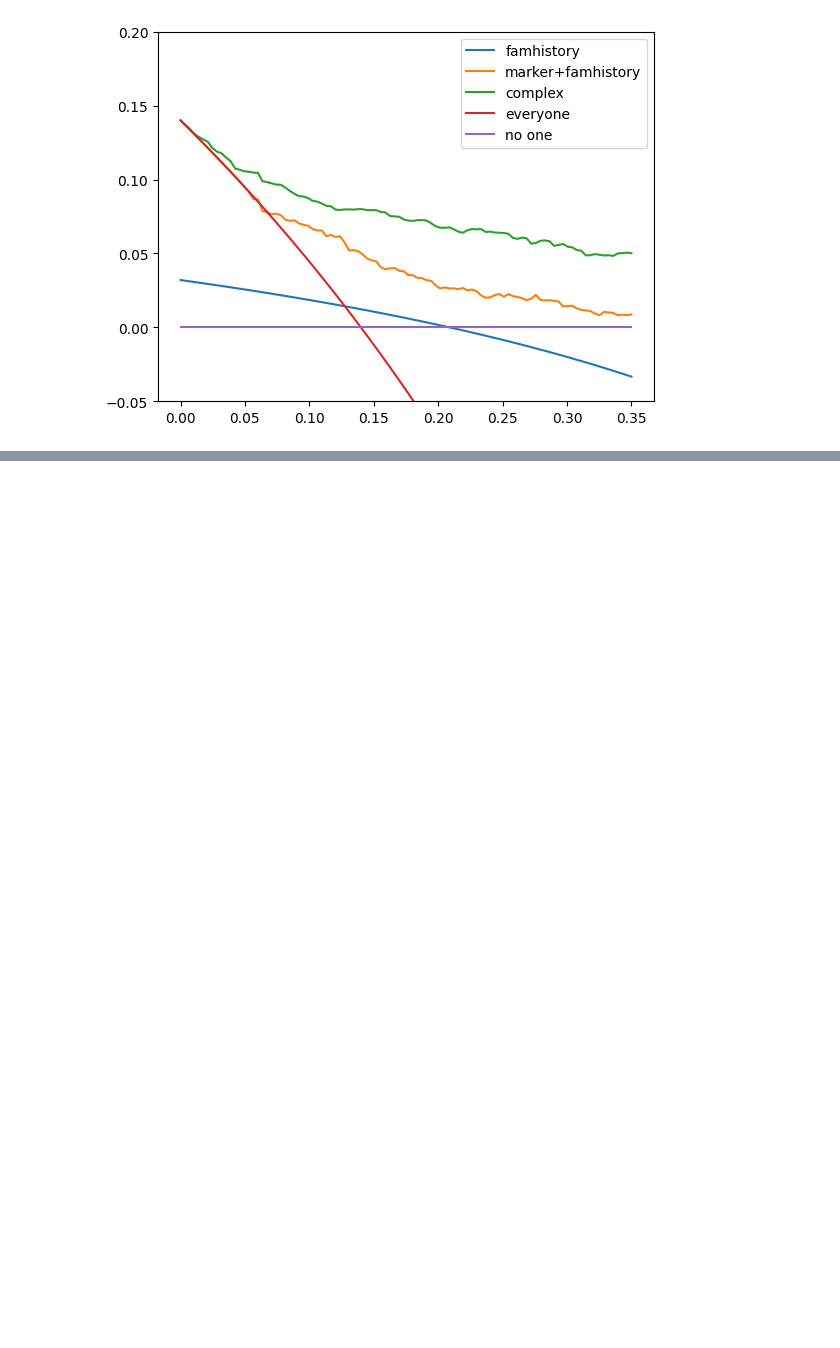
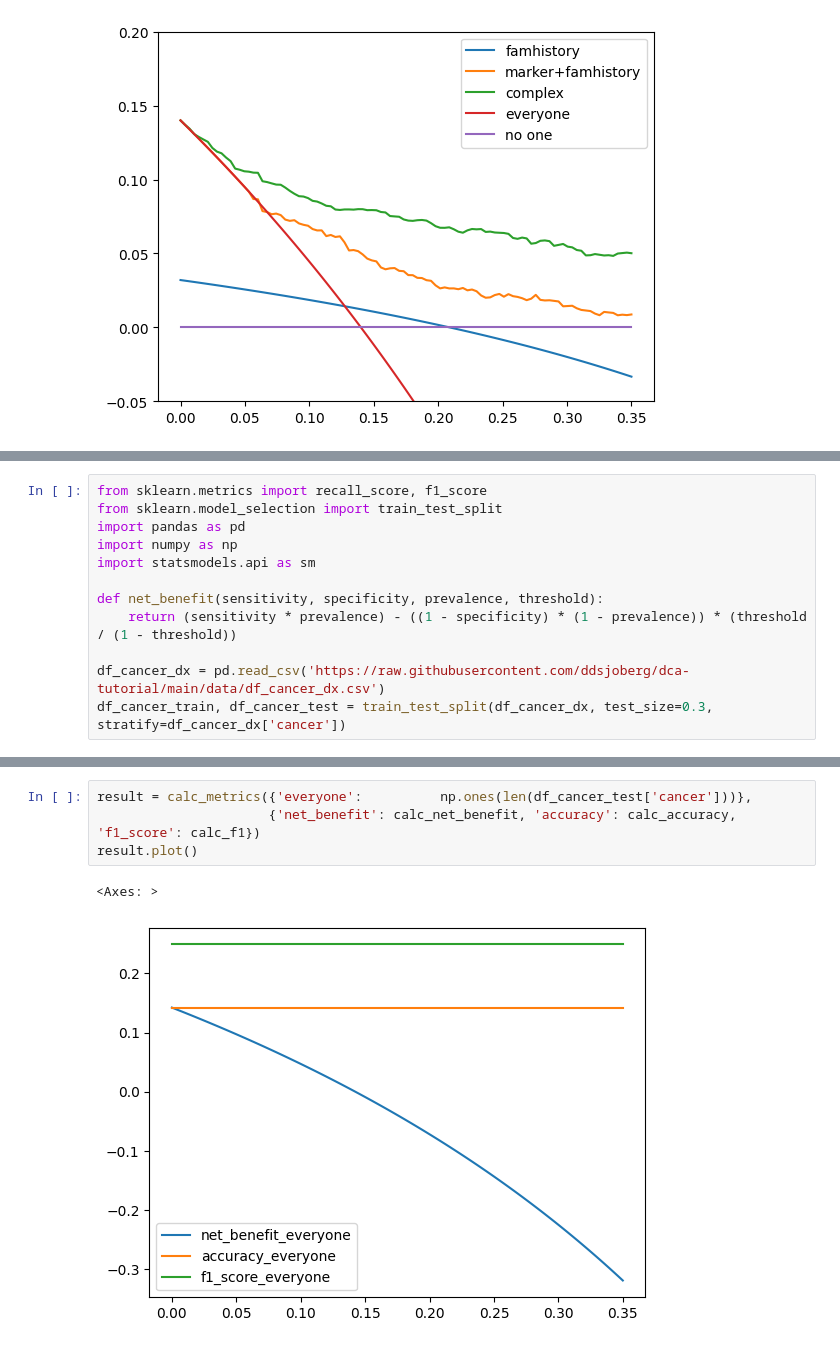
Before and after one commit to ictinnovaties-zorg/dca_blogpost, a Jupyter notebook: dca_tutorial.ipynb, the cells around one changed output, grey strips where cells are left out. Cells and saved outputs as stored; diff of their text form; blank space fills up the shorter version.

Commit message:
Updates with fow from acc to net_benefit

```diff
--- a/dca_tutorial.ipynb
+++ b/dca_tutorial.ipynb
@@ -307,0 +311,12 @@ result.plot(ylim=(-0.05, 0.2))
+# %%
+from sklearn.metrics import recall_score, f1_score
+from sklearn.model_selection import train_test_split
+import pandas as pd
+import numpy as np
+import statsmodels.api as sm
+
+def net_benefit(sensitivity, specificity, prevalence, threshold):
+    return (sensitivity * prevalence) - ((1 - specificity) * (1 - prevalence)) * (threshold / (1 - threshold))
+
+df_cancer_dx = pd.read_csv('https://raw.githubusercontent.com/ddsjoberg/dca-tutorial/main/data/df_cancer_dx.csv')
+df_cancer_train, df_cancer_test = train_test_split(df_cancer_dx, test_size=0.3, stratify=df_cancer_dx['cancer'])
@@ -307,0 +389,7 @@ result.plot(ylim=(-0.05, 0.2))
+# %%
+result = calc_metrics({'everyone':          np.ones(len(df_cancer_test['cancer']))},
+                      {'net_benefit': calc_net_benefit, 'accuracy': calc_accuracy, 'f1_score': calc_f1})
+result.plot()
+# %% [output]
+<Axes: >
+[figure, added]
```
Also changed, not shown: parts of 8 cells of this notebook, 3 other files.
